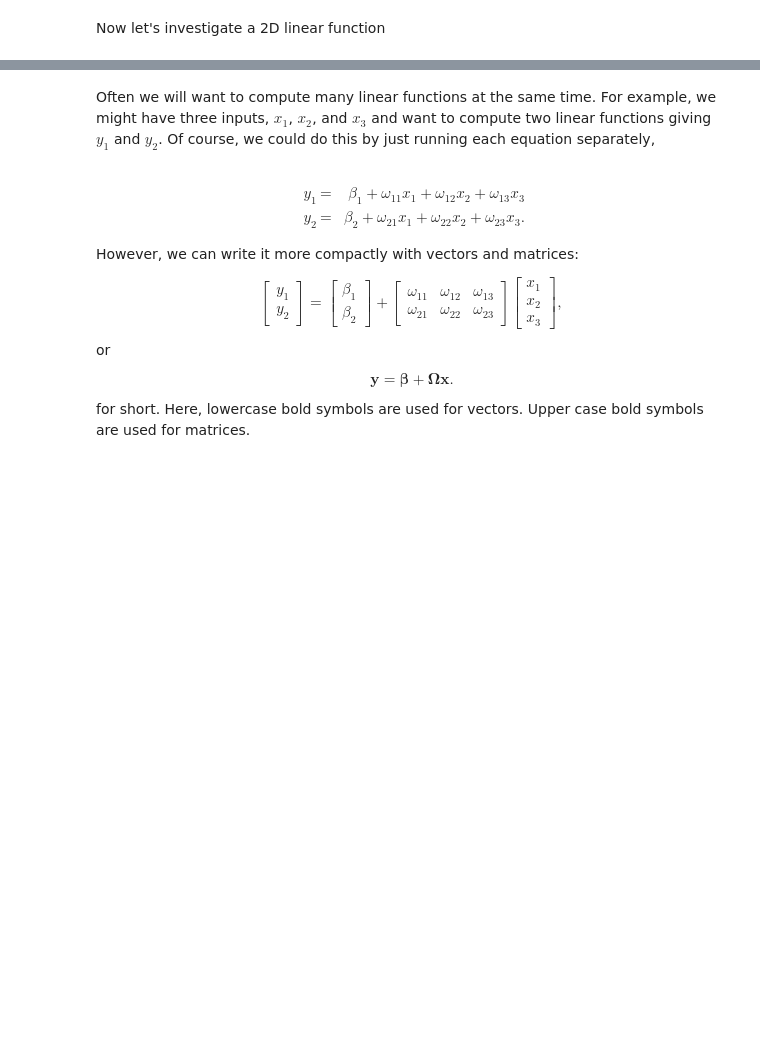
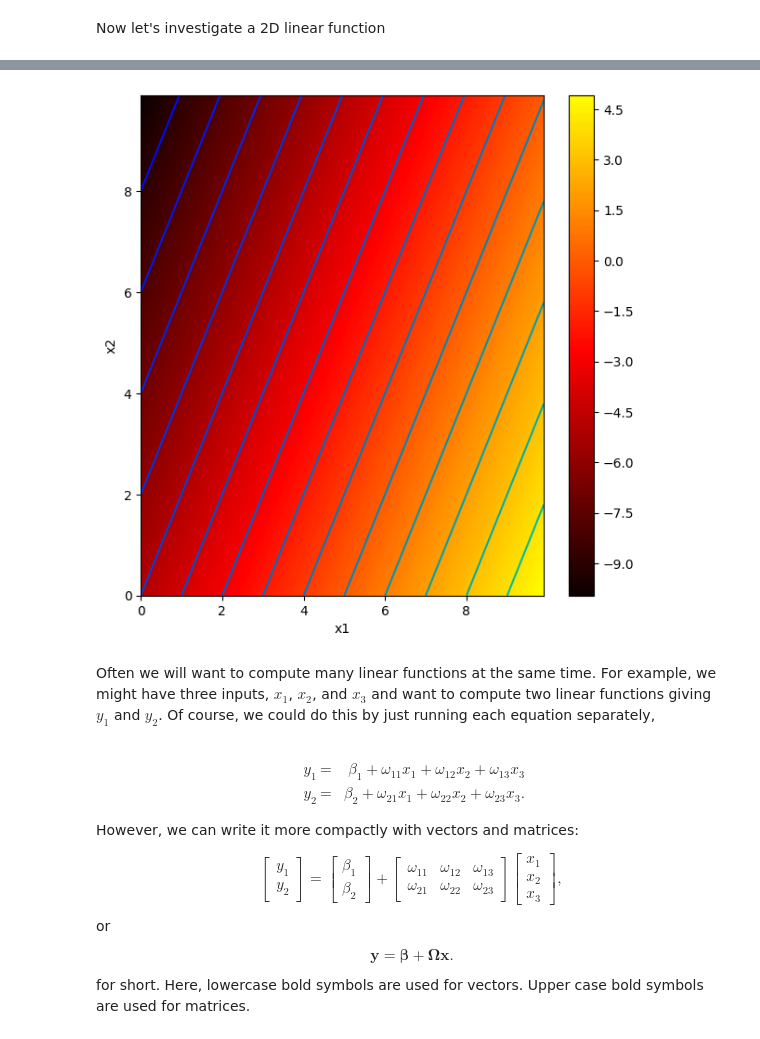
Before and after one commit to aahan-charak24/Deep-Learning-Mastery, a Jupyter notebook: Notebooks/Chap01/1_1_BackgroundMathematics.ipynb, the cells around one changed output, grey strips where cells are left out. Cells and saved outputs as stored; diff of their text form; code cells hidden in the pictures; blank space fills up the shorter version.

```diff
--- a/Notebooks/Chap01/1_1_BackgroundMathematics.ipynb
+++ b/Notebooks/Chap01/1_1_BackgroundMathematics.ipynb
@@ -103,3 +128,14 @@ draw_2D_function(x1,x2,y)
+# %%
+# TODO
+# Predict what this plot will look like if you set beta to -5
+#Answer: Redder at lower x2 values and whiter at higher x1 values, like original but a tad bid darker to light transition, which is more visible
+beta = -5; omega1 = 1.0; omega2 = -0.5
+y  = linear_function_2D(x1,x2,beta, omega1, omega2)
+draw_2D_function(x1,x2,y)
+
+# Change the code and see if you are correct
+# %% [output]
+[figure, added]
 # %% [markdown]
 Often we will want to compute many linear functions at the same time.  For example, we might have three inputs, $x_1$, $x_2$, and $x_3$ and want to compute two linear functions giving $y_1$ and $y_2$. Of course, we could do this by just running each equation separately,<br><br>
 
```
Also changed, not shown: parts of 12 cells of this notebook.
